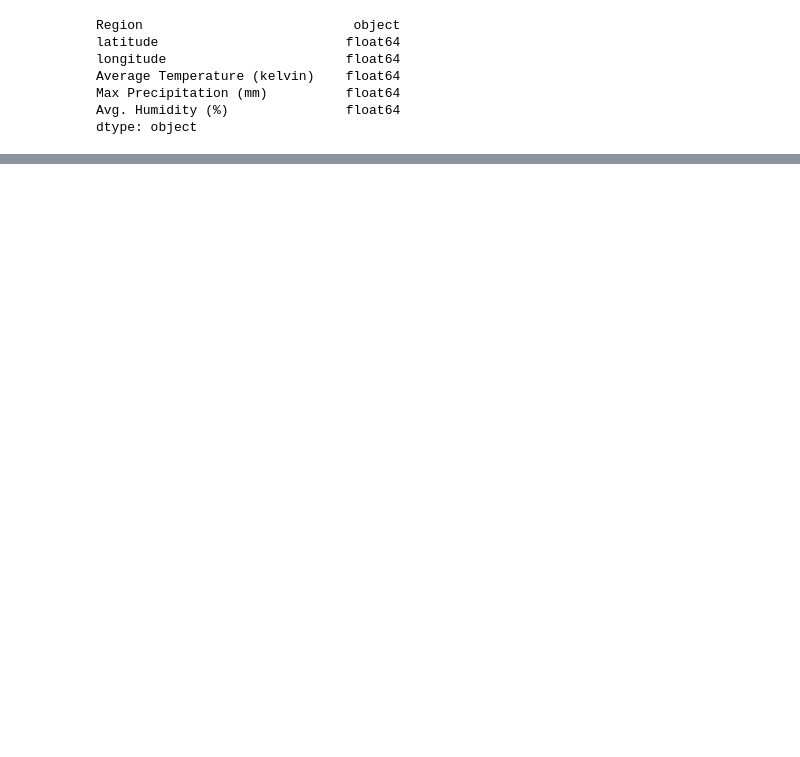
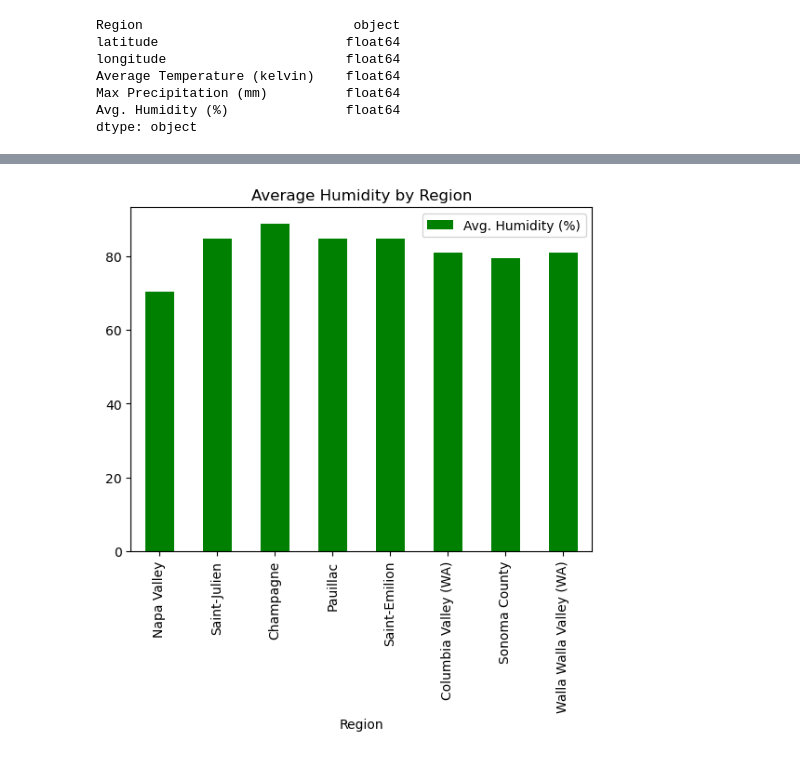
Before and after one commit to carojasp12/Sip-by-Sip, a Jupyter notebook: Code/Sip-by-Sip.ipynb, the cells around one changed output, grey strips where cells are left out. Cells and saved outputs as stored; diff of their text form; code cells hidden in the pictures; blank space fills up the shorter version.

```diff
--- a/Code/Sip-by-Sip.ipynb
+++ b/Code/Sip-by-Sip.ipynb
@@ -333,0 +351,6 @@ final_weather_df
+# %%
+#create bar chart to visualize average humidity
+avg_humidity = final_weather_df.plot.bar(x= 'Region', y= 'Avg. Humidity (%)',
+                                         rot=90, color = 'green', title = 'Average Humidity by Region')
+# %% [output]
+[figure, added]
```
Also changed, not shown: parts of 8 cells of this notebook.
